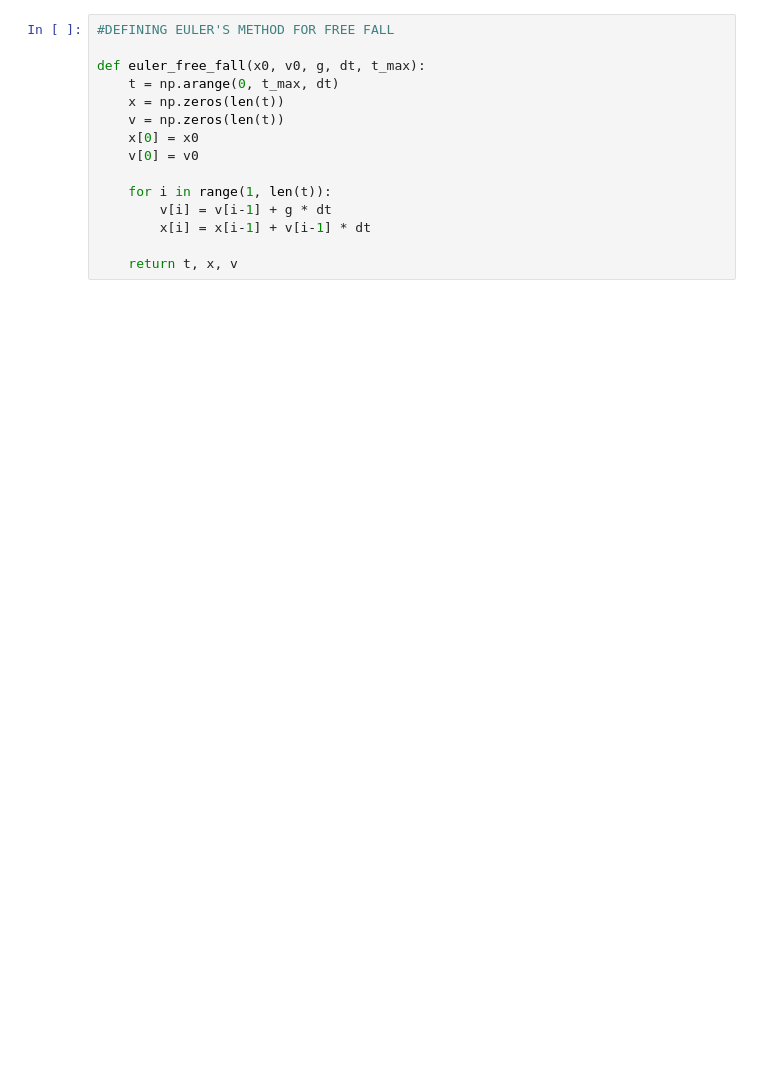
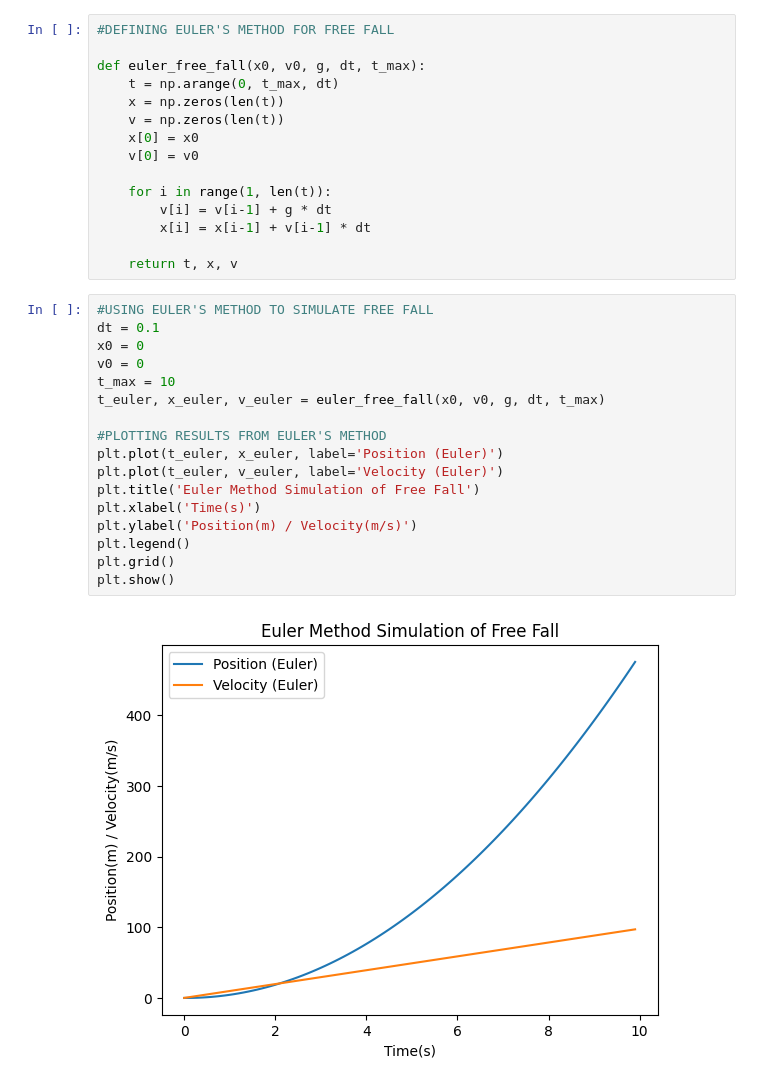
Before and after one commit to Rivu-Codez/Physics-With-Python, a Jupyter notebook: IdealFreeFall.ipynb, the cells around one changed output. Cells and saved outputs as stored; diff of their text form; blank space fills up the shorter version.

```diff
--- a/IdealFreeFall.ipynb
+++ b/IdealFreeFall.ipynb
@@ -46,3 +55,22 @@ def euler_free_fall(x0, v0, g, dt, t_max):
         x[i] = x[i-1] + v[i-1] * dt
 
     return t, x, v
+# %%
+#USING EULER'S METHOD TO SIMULATE FREE FALL
+dt = 0.1
+x0 = 0
+v0 = 0
+t_max = 10
+t_euler, x_euler, v_euler = euler_free_fall(x0, v0, g, dt, t_max)
+
+#PLOTTING RESULTS FROM EULER'S METHOD
+plt.plot(t_euler, x_euler, label='Position (Euler)')
+plt.plot(t_euler, v_euler, label='Velocity (Euler)')
+plt.title('Euler Method Simulation of Free Fall')
+plt.xlabel('Time(s)')
+plt.ylabel('Position(m) / Velocity(m/s)')
+plt.legend()
+plt.grid()
+plt.show()
+# %% [output]
+[figure, added]
```
Also changed, not shown: parts of 3 cells of this notebook.
